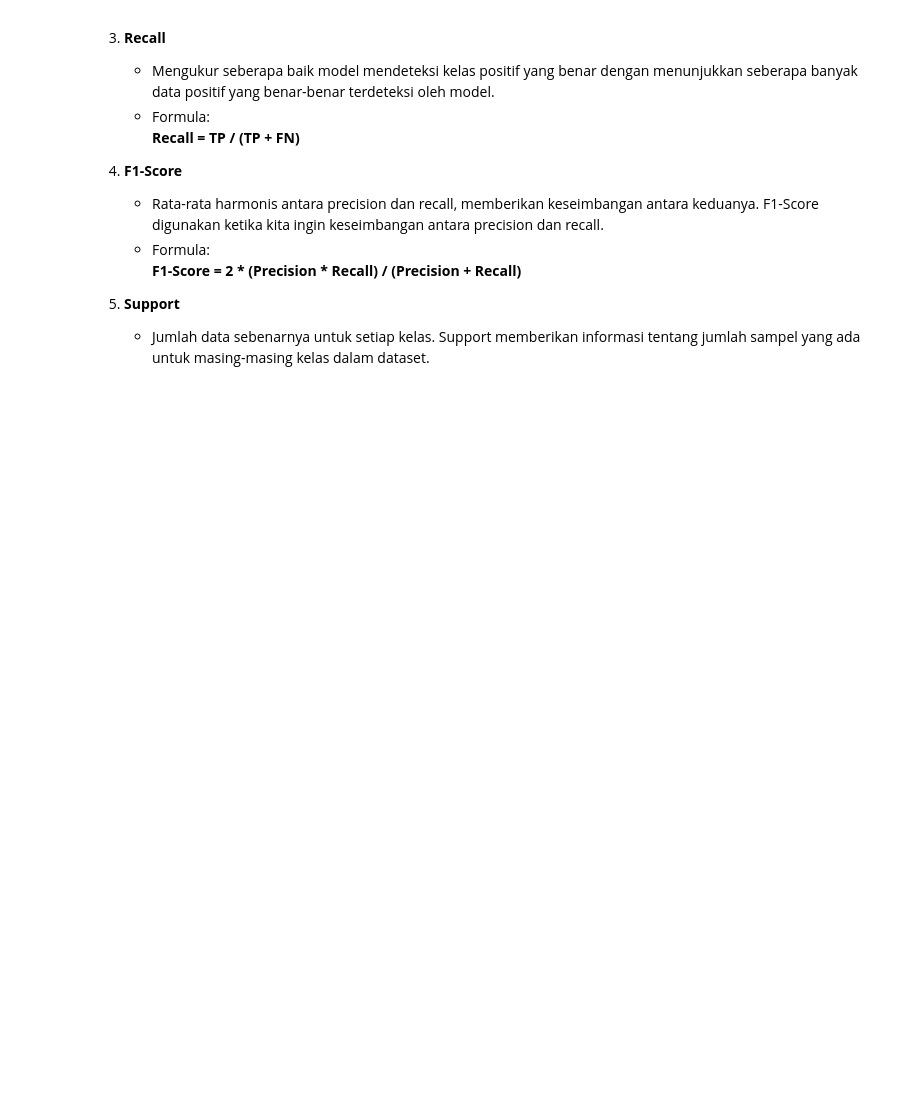
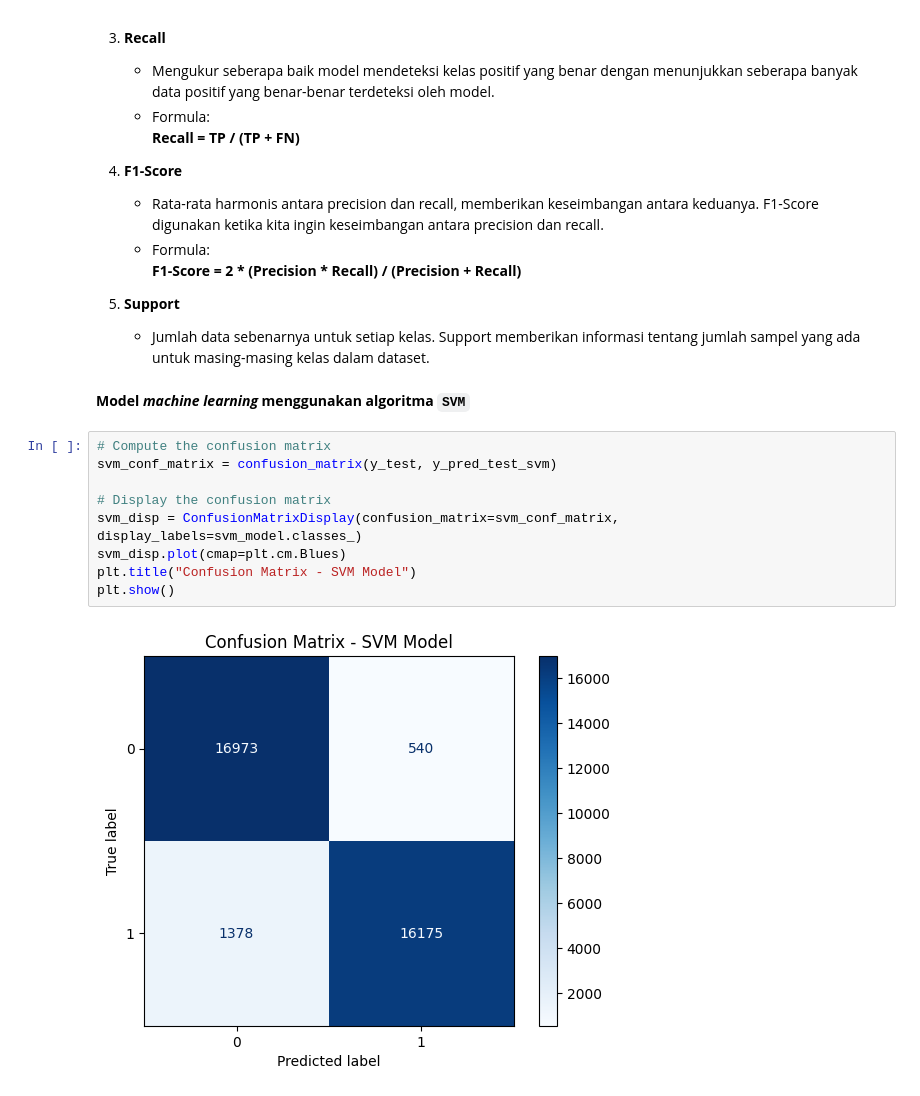
Before and after one commit to fikridean/Diabetes-Predict, a Jupyter notebook: Diabetes_Predict.ipynb, the cells around one changed output. Saved outputs shown, nothing was run; the diff lists cells and outputs as text; blank space fills up the shorter version.

```diff
--- a/Diabetes_Predict.ipynb
+++ b/Diabetes_Predict.ipynb
@@ -721,3 +654,16 @@ Berdasarkan hasil dari proses *modelling* yang dimana telah dipilih model terbai
 
 5. **Support**
    - Jumlah data sebenarnya untuk setiap kelas. Support memberikan informasi tentang jumlah sampel yang ada untuk masing-masing kelas dalam dataset.
+# %% [markdown]
+**Model *machine learning* menggunakan algoritma `SVM`**
+# %%
+# Compute the confusion matrix
+svm_conf_matrix = confusion_matrix(y_test, y_pred_test_svm)
+
+# Display the confusion matrix
+svm_disp = ConfusionMatrixDisplay(confusion_matrix=svm_conf_matrix, display_labels=svm_model.classes_)
+svm_disp.plot(cmap=plt.cm.Blues)
+plt.title("Confusion Matrix - SVM Model")
+plt.show()
+# %% [output]
+[figure, added]
```
Also changed, not shown: parts of 18 cells of this notebook, 5 other files.
